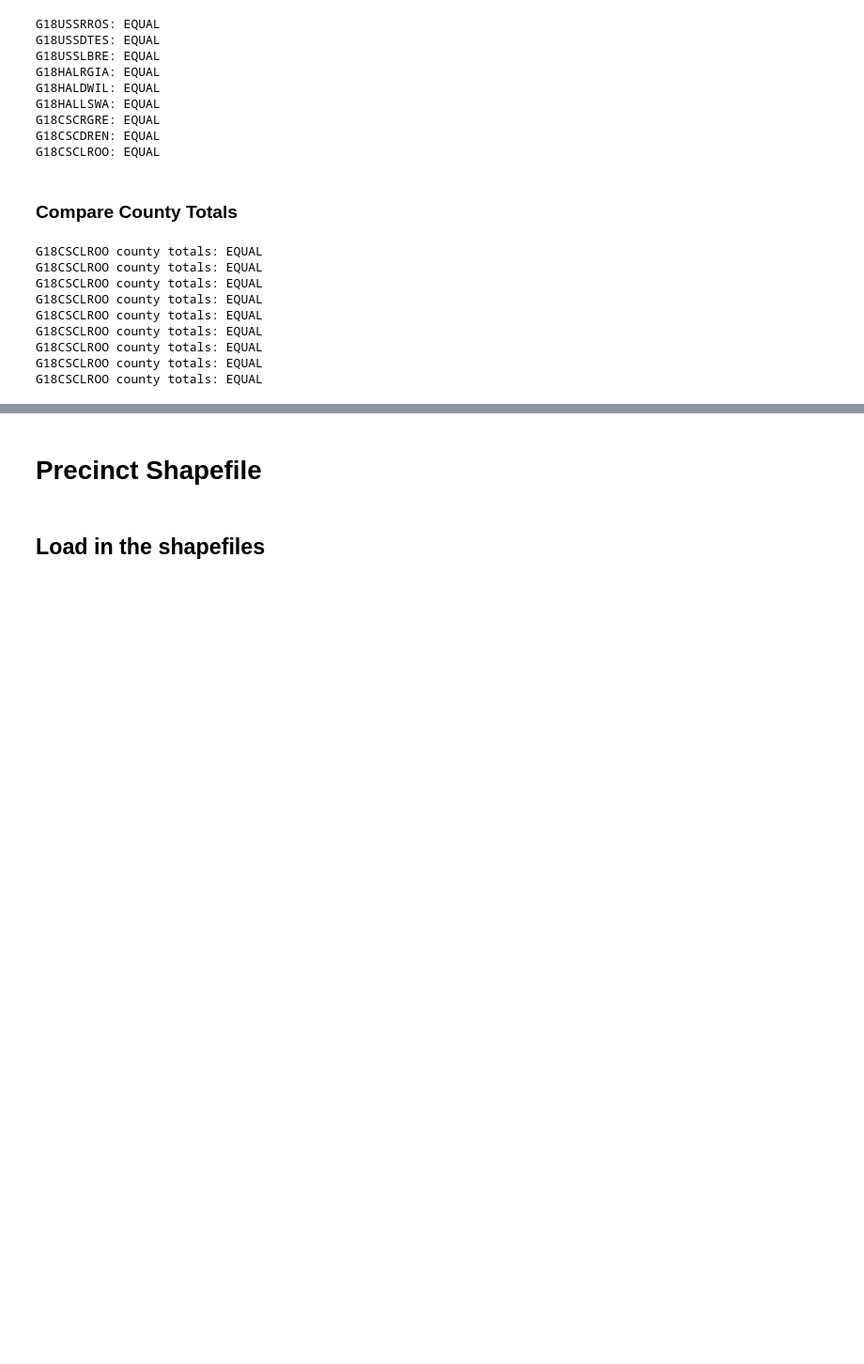
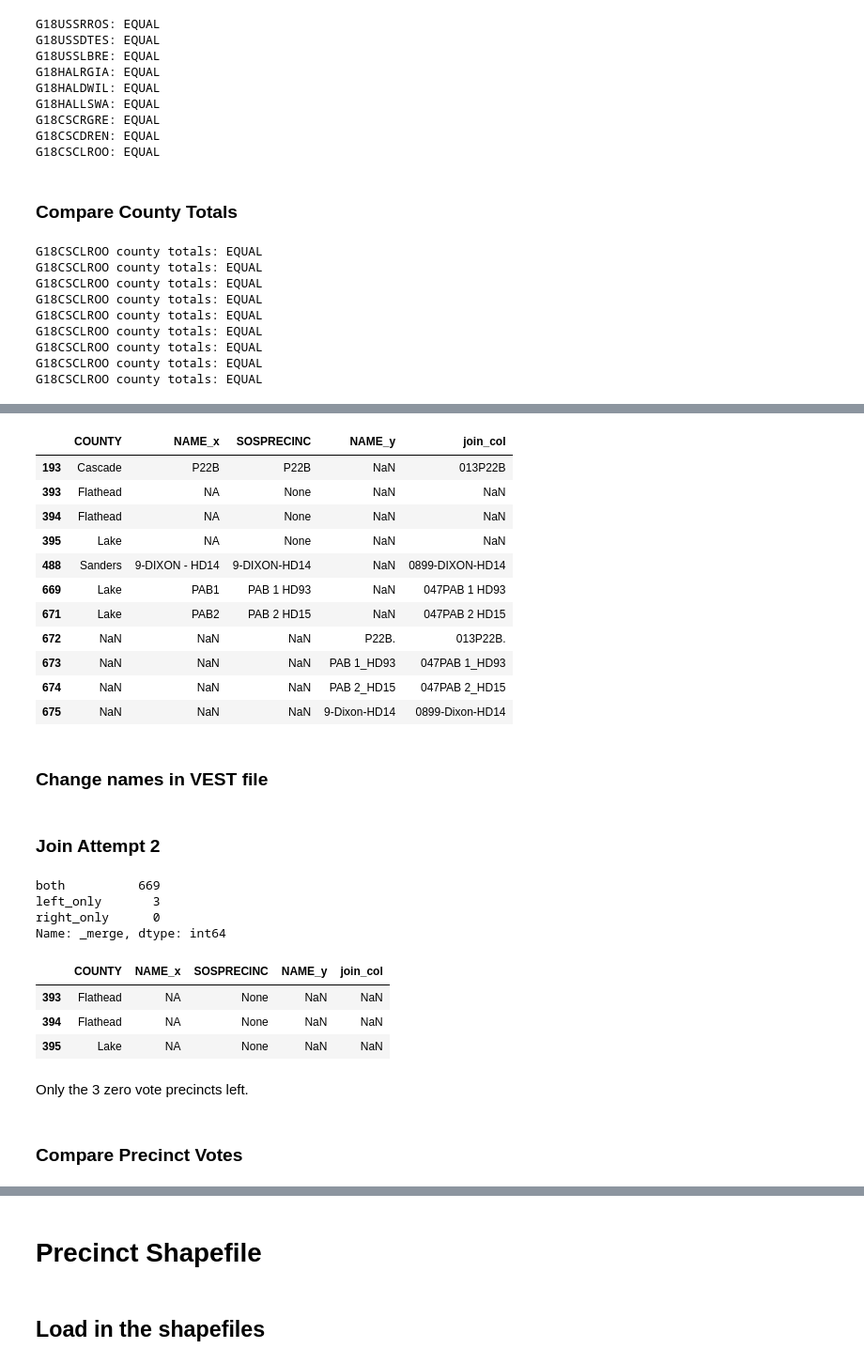
Before and after one commit to nonpartisan-redistricting-datahub/pdv-mt, a Jupyter notebook: vest-mt-2018/vest-mt-2018-validation.ipynb, the cells around one changed output, grey strips where cells are left out. Shown at 94% size. Drawn from its saved outputs; the diff is of its cells as text; code cells hidden in the pictures; blank space fills up the shorter version.

```diff
--- a/vest-mt-2018/vest-mt-2018-validation.ipynb
+++ b/vest-mt-2018/vest-mt-2018-validation.ipynb
@@ -194,7 +203,7 @@ pivoted_2018 = pivoted_2018[['STATEFP10', 'COUNTYFP10', 'NAME','G18USSRROS',
        'G18CSCRGRE', 'G18CSCDREN', 'G18CSCLROO',"join_col"]]
 
 #Create a join column in the VEST file
-vest_mt_18["join_col"]=vest_mt_18['COUNTYFP10']+vest_mt_18['NAME']
+vest_mt_18["join_col"]=vest_mt_18['COUNTYFP10']+vest_mt_18['SOSPRECINC']
 # %%
 pivoted_2018.shape
 # %% [output]
@@ -271,0 +292,3 @@ G18CSCLROO county totals: EQUAL
+# %%
+join_attempt_one = pd.merge(vest_mt_18,pivoted_2018,how="outer",on="join_col",indicator=True)
+print(join_attempt_one["_merge"].value_counts())
@@ -271,0 +311,17 @@ G18CSCLROO county totals: EQUAL
+# %%
+join_attempt_one[join_attempt_one['_merge'] != 'both'][['COUNTY','NAME_x','SOSPRECINC','NAME_y','join_col']]
+# %% [output]
+|  | COUNTY | NAME_x | SOSPRECINC | NAME_y | join_col |
+| 193 | Cascade | P22B | P22B | NaN | 013P22B |
+| 393 | Flathead | NA | None | NaN | NaN |
+| 394 | Flathead | NA | None | NaN | NaN |
+| 395 | Lake | NA | None | NaN | NaN |
+| 488 | Sanders | 9-DIXON - HD14 | 9-DIXON-HD14 | NaN | 0899-DIXON-HD14 |
+| 669 | Lake | PAB1 | PAB 1 HD93 | NaN | 047PAB 1 HD93 |
+| 671 | Lake | PAB2 | PAB 2 HD15 | NaN | 047PAB 2 HD15 |
+| 672 | NaN | NaN | NaN | P22B. | 013P22B. |
+| 673 | NaN | NaN | NaN | PAB 1_HD93 | 047PAB 1_HD93 |
+| 674 | NaN | NaN | NaN | PAB 2_HD15 | 047PAB 2_HD15 |
+| 675 | NaN | NaN | NaN | 9-Dixon-HD14 | 0899-Dixon-HD14 |
+# %% [markdown]
+### Change names in VEST file
@@ -271,0 +337,21 @@ G18CSCLROO county totals: EQUAL
+# %% [markdown]
+### Join Attempt 2
+# %%
+join_attempt_two = pd.merge(vest_mt_18,pivoted_2018,how="outer",on="join_col",indicator=True)
+print(join_attempt_two["_merge"].value_counts())
+# %% [output]
+both          669
+left_only       3
+right_only      0
+Name: _merge, dtype: int64
+# %%
+join_attempt_two[join_attempt_two['_merge'] != 'both'][['COUNTY','NAME_x','SOSPRECINC','NAME_y','join_col']]
+# %% [output]
+|  | COUNTY | NAME_x | SOSPRECINC | NAME_y | join_col |
+| 393 | Flathead | NA | None | NaN | NaN |
+| 394 | Flathead | NA | None | NaN | NaN |
+| 395 | Lake | NA | None | NaN | NaN |
+# %% [markdown]
+Only the 3 zero vote precincts left.
+# %% [markdown]
+### Compare Precinct Votes
```
Also changed, not shown: parts of 11 cells of this notebook, 3 other files.
